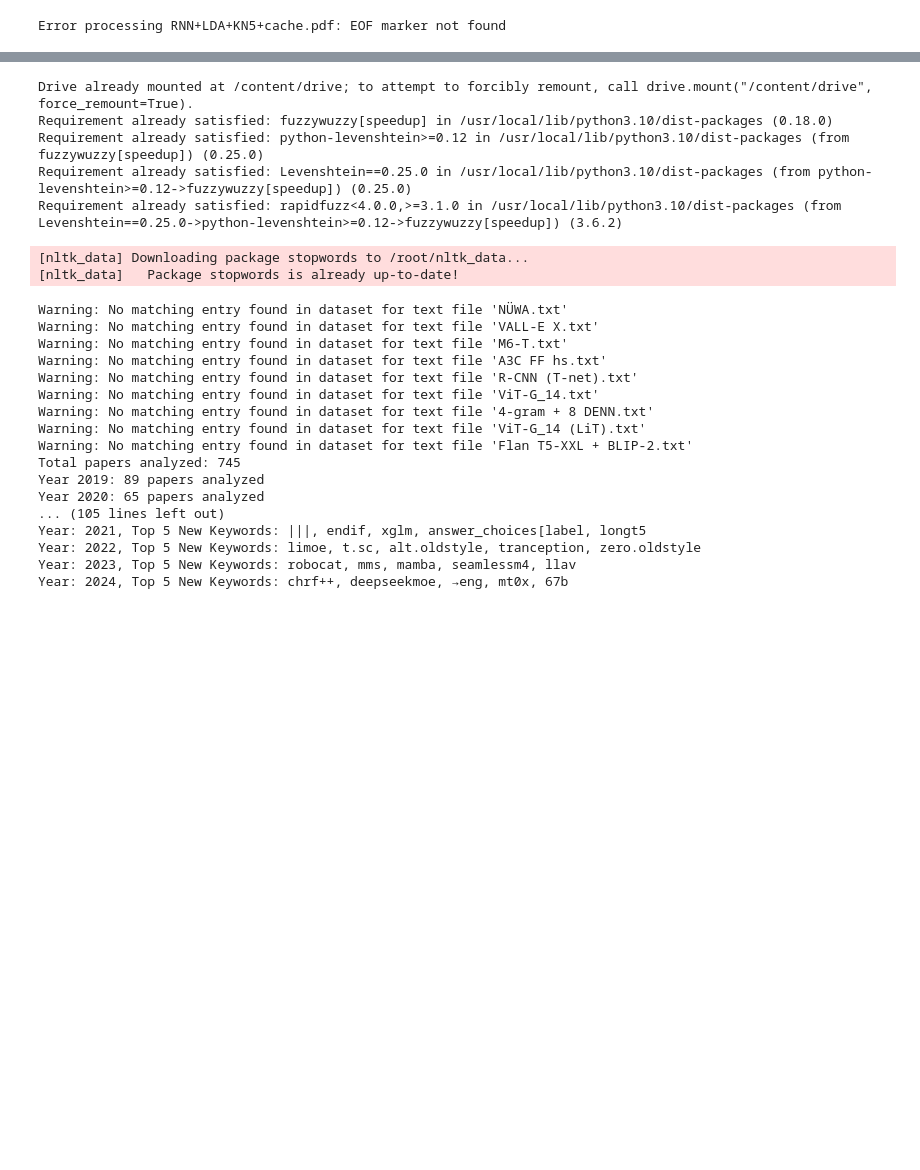
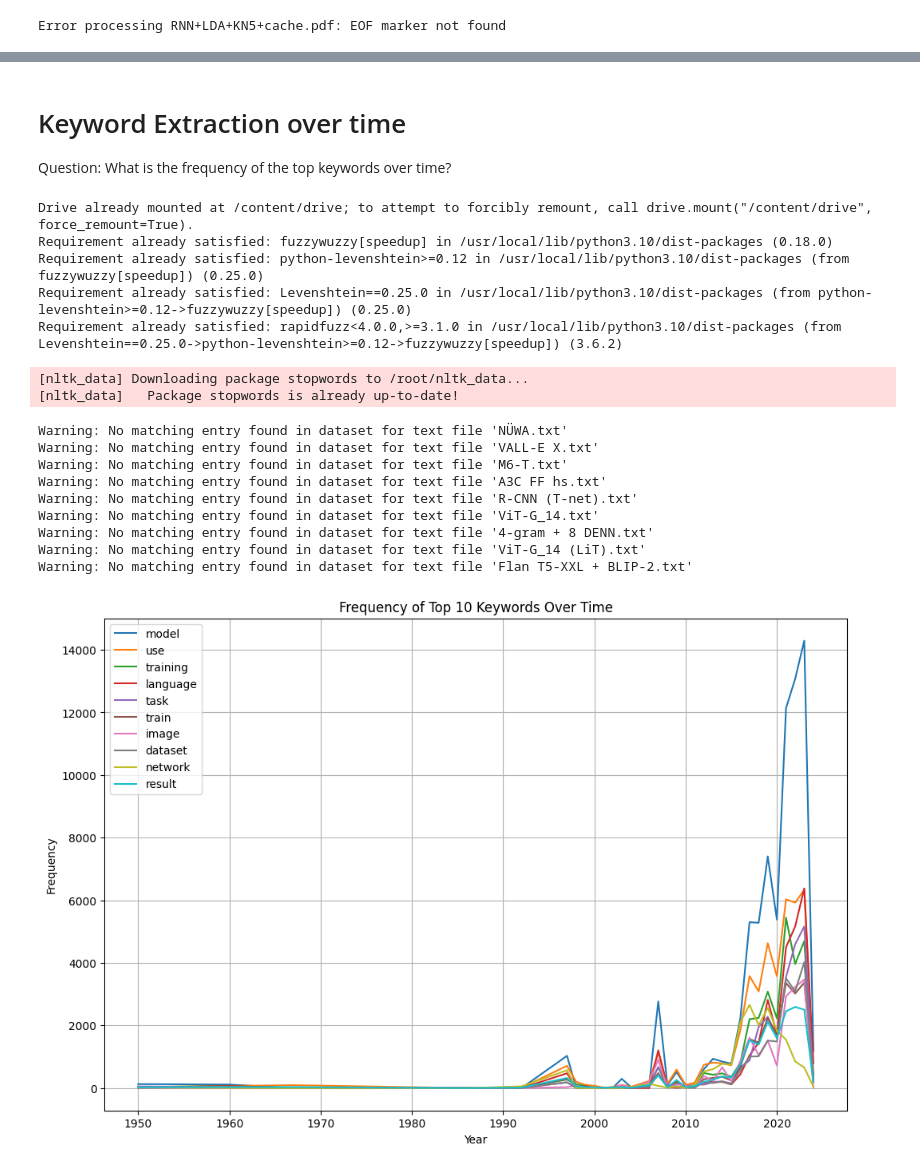
Before and after one commit to atrisovic/citation-study, a Jupyter notebook: Keyword_Extraction.ipynb, the cells around one changed output, grey strips where cells are left out. Drawn from its saved outputs; the diff is of its cells as text; code cells hidden in the pictures; blank space fills up the shorter version.

```diff
--- a/Keyword_Extraction.ipynb
+++ b/Keyword_Extraction.ipynb
@@ -205,3 +223,7 @@ Total papers analyzed: 743
+# %% [markdown]
+# Keyword Extraction over time
+
+Question: What is the frequency of the top keywords over time?
 # %%
 from google.colab import drive
 drive.mount('/content/drive')
@@ -214,6 +236,8 @@ import spacy
 from nltk.corpus import stopwords
 import nltk
 from fuzzywuzzy import process
+import matplotlib.pyplot as plt
+import wordninja
 
 nltk.download('stopwords')
 
@@ -221,16 +245,22 @@ nlp = spacy.load("en_core_web_sm")
 
 stop_words = set(stopwords.words('english')).union({'et', 'al'})
 
+def is_real_word(word):
+    """Checks if a word is a real word by splitting it and checking if the split parts are in the English dictionary."""
+    split_words = wordninja.split(word)
+    return all(split_word in nlp.vocab for split_word in split_words)
+
 def perform_keyword_analysis(text):
-    """does keyword analysis on text, using lemmatization and excluding stopwords."""
+    """Performs keyword analysis on text, using lemmatization and excluding stopwords and non-real words."""
     nlp.max_length = len(text) + 10000
     doc = nlp(text)
     lemmas = [token.lemma_.lower() for token in doc if token.lemma_ not in stop_words and token.pos_ != 'PUNCT' and not token.lemma_.isdigit() and len(token.lemma_) > 1 and not token.lemma_.startswith('/')]
-    lemma_freq = Counter(lemmas)
+    filtered_lemmas = [lemma for lemma in lemmas if is_real_word(lemma)]
+    lemma_freq = Counter(filtered_lemmas)
     return lemma_freq.most_common()
 
 def find_best_match(name, choices, threshold=80):
-    """gets the best match for a given name from a list of choices, with a minimum similarity threshold -- using to link text files with entry in dataset"""
+    """Gets the best match for a given name from a list of choices, with a minimum similarity threshold."""
     match = process.extractOne(name, choices)
     if match:
         best_match, score, _ = match
@@ -240,13 +270,13 @@ def find_best_match(name, choices, threshold=80):
 
 pcd_dataset = pd.read_csv("https://epochai.org/data/epochdb/all_systems.csv")
 
-# Step 1: get publication year
+# Step 1: Get publication year
 pcd_dataset['Publication Year'] = pd.to_datetime(pcd_dataset['Publication date']).dt.year
 
-# preprocess the System names in the dataset
+# Preprocess the System names in the dataset
 processed_system_names = pcd_dataset['System'].str.lower().str.replace(' ', '_').str.replace('-', '_').str.replace('/', '_')
 
-# Step 2: group text files by publication year
+# Step 2: Group text files by publication year
 text_files_by_year = {}
 text_folder = '/content/drive/My Drive/TextPapers/'
 for text_file in os.listdir(text_folder):
@@ -262,61 +292,60 @@ for text_file in os.listdir(text_folder):
         text_content = f.read()
         text_files_by_year[year].append(text_content)
 
-# Step 3: keyword analysis for each year
+# Step 3: Keyword analysis for each year
 keywords_by_year = {}
 papers_count_by_year = {}
 for year, texts in text_files_by_year.items():
     all_text = ' '.join(texts)
     keywords_by_year[year] = perform_keyword_analysis(all_text)
     papers_count_by_year[year] = len(texts)
 
-# Step 4: tracks emergence of new keywords
-new_keywords_by_year = {}
-all_keywords = set()
-for year in sorted(keywords_by_year.keys()):
-    current_year_keywords = set([keyword for keyword, _ in keywords_by_year[year]])
-    new_keywords = current_year_keywords - all_keywords
-    new_keywords_by_year[year] = new_keywords
-    all_keywords.update(current_year_keywords)
+# Identify the top 10 keywords across all years
+all_keywords_freq = Counter()
+for year, keywords in keywords_by_year.items():
+    all_keywords_freq.update(dict(keywords))
+top_10_keywords = [keyword for keyword, _ in all_keywords_freq.most_common(10)]
 
-output_file = '/content/drive/My Drive/NewKeywordsByYear.txt'
-with open(output_file, 'w') as f:
-    for year, new_keywords in new_keywords_by_year.items():
-        f.write(f"Year: {year}, New Keywords: {', '.join(new_keywords)}\n")
+# Track the frequency of the top 10 keywords over each year
+top_keywords_freq_by_year = {year: {keyword: 0 for keyword in top_10_keywords} for year in sorted(keywords_by_year.keys())}
+for year, keywords in keywords_by_year.items():
+    year_keywords_freq = dict(keywords)
+    for keyword in top_10_keywords:
+        top_keywords_freq_by_year[year][keyword] = year_keywords_freq.get(keyword, 0)
 
+# Plot the frequency of the top 10 keywords over time
+plt.figure(figsize=(12, 8))
+for keyword in top_10_keywords:
+    plt.plot(list(top_keywords_freq_by_year.keys()), [top_keywords_freq_by_year[year][keyword] for year in sorted(top_keywords_freq_by_year.keys())], label=keyword)
+plt.xlabel('Year')
+plt.ylabel('Frequency')
+plt.title('Frequency of Top 10 Keywords Over Time')
+plt.legend()
+plt.grid(True)
+plt.show()
+
+# Print total papers analyzed
 total_papers_analyzed = sum(papers_count_by_year.values())
 print(f"Total papers analyzed: {total_papers_analyzed}")
 
+# Print papers analyzed per year
 for year, count in papers_count_by_year.items():
     print(f"Year {year}: {count} papers analyzed")
-
-# Print the top 5 new keywords for each year
-for year, new_keywords in sorted(new_keywords_by_year.items()):
-    keywords_freq_dict = dict(keywords_by_year[year])
-    top_5_new_keywords = sorted(new_keywords, key=lambda k: keywords_freq_dict.get(k, 0), reverse=True)[:5]
-    print(f"Year: {year}, Top 5 New Keywords: {', '.join(top_5_new_keywords)}")
 # %% [output]
 Drive already mounted at /content/drive; to attempt to forcibly remount, call drive.mount("/content/drive", force_remount=True).
 Requirement already satisfied: fuzzywuzzy[speedup] in /usr/local/lib/python3.10/dist-packages (0.18.0)
 Requirement already satisfied: python-levenshtein>=0.12 in /usr/local/lib/python3.10/dist-packages (from fuzzywuzzy[speedup]) (0.25.0)
 Requirement already satisfied: Levenshtein==0.25.0 in /usr/local/lib/python3.10/dist-packages (from python-levenshtein>=0.12->fuzzywuzzy[speedup]) (0.25.0)
 Requirement already satisfied: rapidfuzz<4.0.0,>=3.1.0 in /usr/local/lib/python3.10/dist-packages (from Levenshtein==0.25.0->python-levenshtein>=0.12->fuzzywuzzy[speedup]) (3.6.2)
 [nltk_data] Downloading package stopwords to /root/nltk_data...
 [nltk_data]   Package stopwords is already up-to-date!
 Warning: No matching entry found in dataset for text file 'NÜWA.txt'
 Warning: No matching entry found in dataset for text file 'VALL-E X.txt'
 Warning: No matching entry found in dataset for text file 'M6-T.txt'
 Warning: No matching entry found in dataset for text file 'A3C FF hs.txt'
 Warning: No matching entry found in dataset for text file 'R-CNN (T-net).txt'
 Warning: No matching entry found in dataset for text file 'ViT-G_14.txt'
 Warning: No matching entry found in dataset for text file '4-gram + 8 DENN.txt'
 Warning: No matching entry found in dataset for text file 'ViT-G_14 (LiT).txt'
 Warning: No matching entry found in dataset for text file 'Flan T5-XXL + BLIP-2.txt'
-Total papers analyzed: 745
-Year 2019: 89 papers analyzed
-Year 2020: 65 papers analyzed
-... (105 lines left out)
-Year: 2021, Top 5 New Keywords: |||, endif, xglm, answer_choices[label, longt5
-Year: 2022, Top 5 New Keywords: limoe, t.sc, alt.oldstyle, tranception, zero.oldstyle
-Year: 2023, Top 5 New Keywords: robocat, mms, mamba, seamlessm4, llav
-Year: 2024, Top 5 New Keywords: chrf++, deepseekmoe, →eng, mt0x, 67b
+[figure, added]
```
Also changed, not shown: parts of 2 cells of this notebook.
